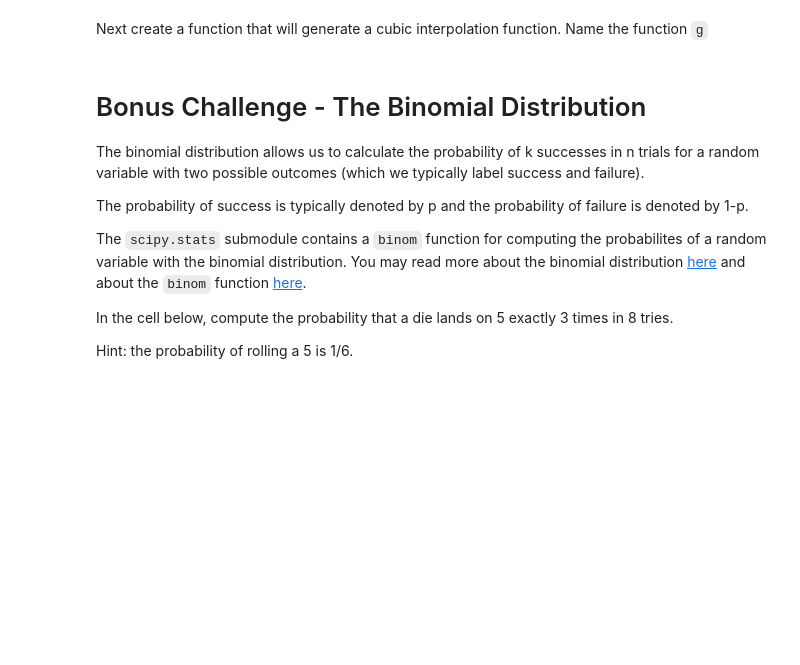
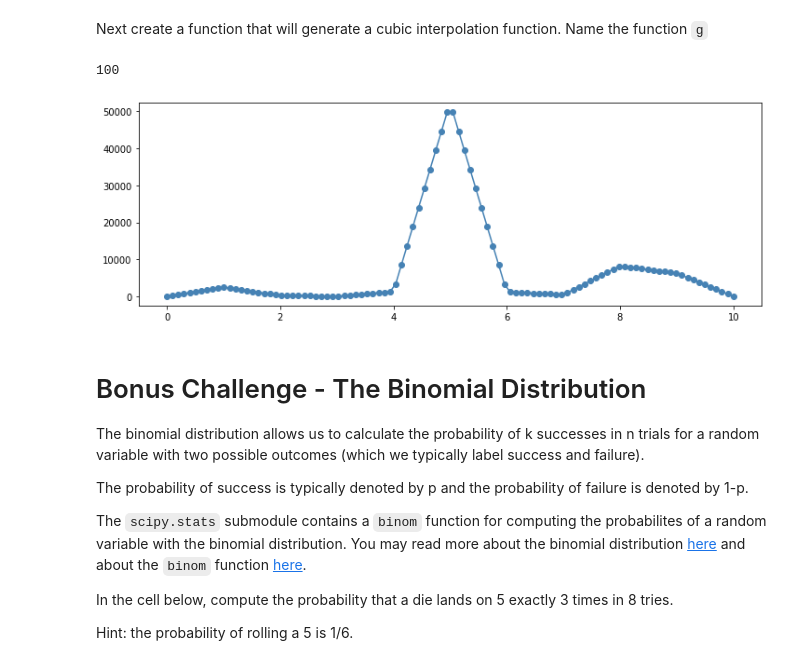
Before and after one commit to ironhack-datalabs/datamad0120, a Jupyter notebook: module-2/lab-intro-to-scipy/your-code/main.ipynb, the cells around one changed output. Saved outputs shown, nothing was run; the diff lists cells and outputs as text; code cells hidden in the pictures; blank space fills up the shorter version.

```diff
--- a/module-2/lab-intro-to-scipy/your-code/main.ipynb
+++ b/module-2/lab-intro-to-scipy/your-code/main.ipynb
@@ -112,3 +251,11 @@ plt.plot(x_new, g(x_new))
+# %%
+# Run this code:
+plt.figure(figsize = (12,4))
+plt.plot(xl,yl,"o-",color="steelblue")
+print(len(yl))
+# %% [output]
+100
+[figure, added]
 # %% [markdown]
 # Bonus Challenge - The Binomial Distribution
 
```
Also changed, not shown: parts of 18 cells of this notebook.
